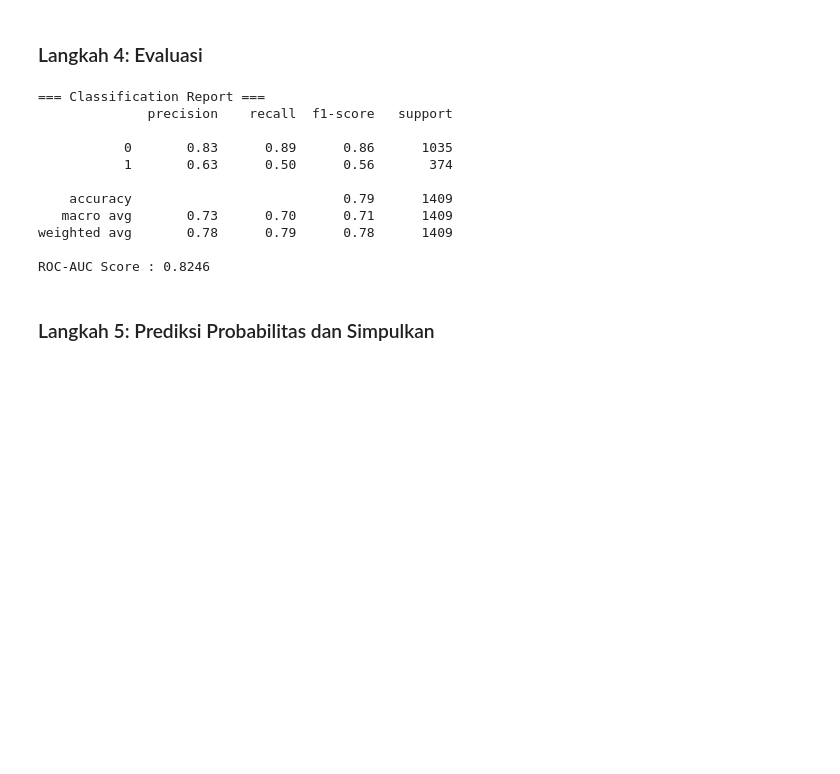
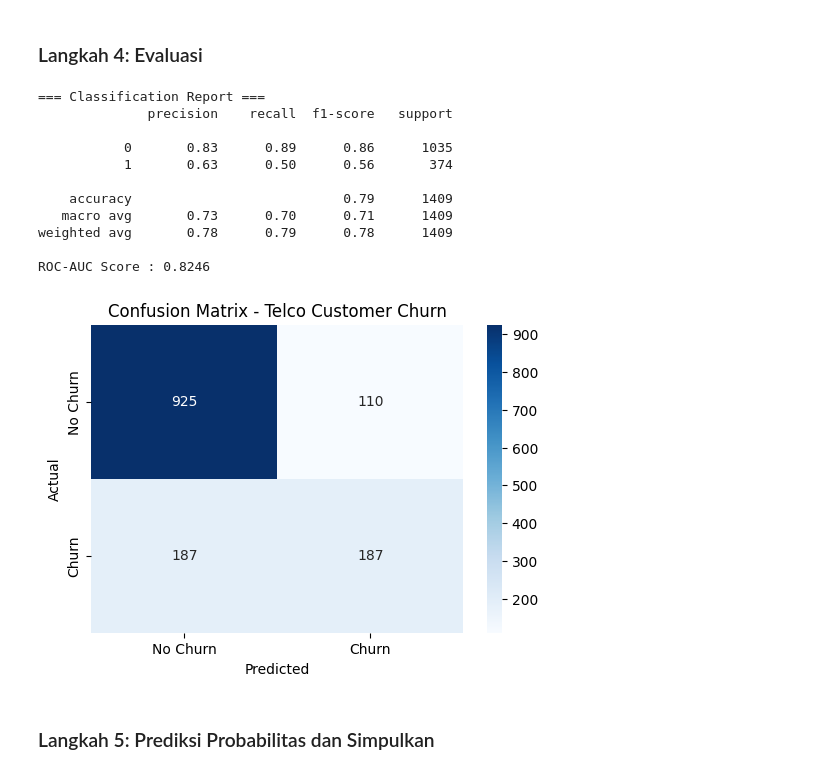
Before and after one commit to imaisnaini/data-science-2026, a Jupyter notebook: Pertemuan10_Fatimah_Isnaini_Shabrina_250401020073.ipynb, the cells around one changed output. Saved outputs shown, nothing was run; the diff lists cells and outputs as text; code cells hidden in the pictures; blank space fills up the shorter version.

Commit message:
add confusion matrix

```diff
--- a/Pertemuan10_Fatimah_Isnaini_Shabrina_250401020073.ipynb
+++ b/Pertemuan10_Fatimah_Isnaini_Shabrina_250401020073.ipynb
@@ -95,29 +95,48 @@ RandomForestClassifier(class_weight='balanced', n_estimators=300,
 # %% [markdown]
 ### Langkah 4: Evaluasi
 # %%
-from sklearn.metrics import classification_report, roc_auc_score
+import matplotlib.pyplot as plt
+import seaborn as sns
+from sklearn.metrics import classification_report, confusion_matrix, roc_auc_score
 
 # TODO: hitung prediksi dan probabilitas
 y_pred = rf.predict(X_te)
 y_prob = rf.predict_proba(X_te)[:, 1]
 
 # TODO: tampilkan classification_report dan ROC-AUC
 print("=== Classification Report ===")
 print(classification_report(y_te, y_pred))
 
 print(f"ROC-AUC Score : {roc_auc_score(y_te, y_prob):.4f}")
+
+# Display Confusion Matrix
+cm = confusion_matrix(y_te, y_pred)
+plt.figure(figsize=(6, 4))
+sns.heatmap(
+    cm,
+    annot=True,
+    fmt="d",
+    cmap="Blues",
+    xticklabels=["No Churn", "Churn"],
+    yticklabels=["No Churn", "Churn"],
+)
+plt.xlabel("Predicted")
+plt.ylabel("Actual")
+plt.title("Confusion Matrix - Telco Customer Churn")
+plt.show()
 # %% [output]
 === Classification Report ===
               precision    recall  f1-score   support
 
            0       0.83      0.89      0.86      1035
            1       0.63      0.50      0.56       374
 
     accuracy                           0.79      1409
    macro avg       0.73      0.70      0.71      1409
 weighted avg       0.78      0.79      0.78      1409
 
 ROC-AUC Score : 0.8246
+[figure, added]
 # %% [markdown]
 ### Langkah 5: Prediksi Probabilitas dan Simpulkan
 # %%
```
